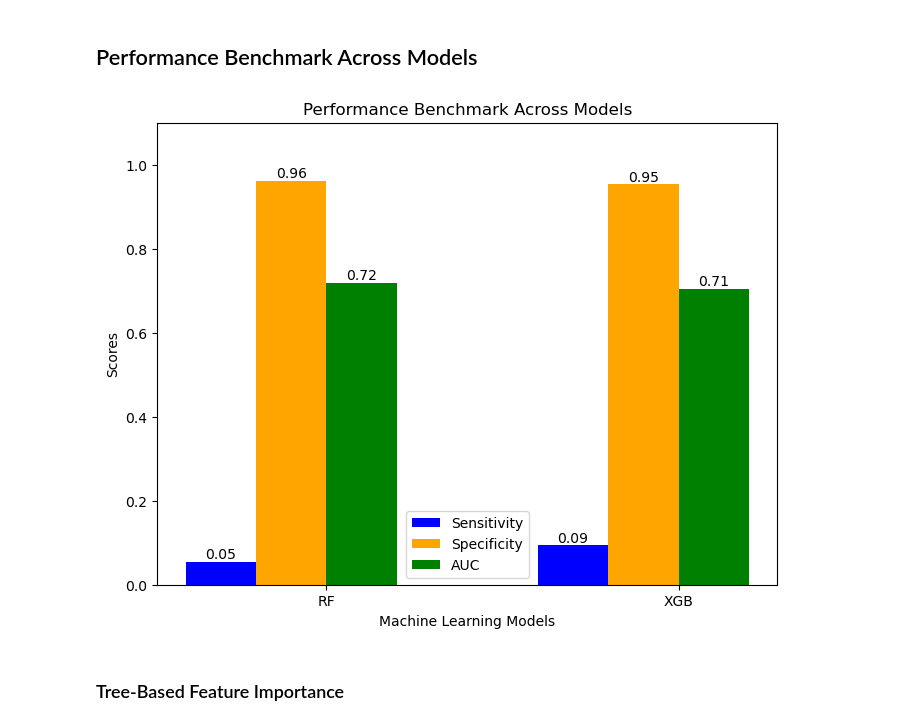
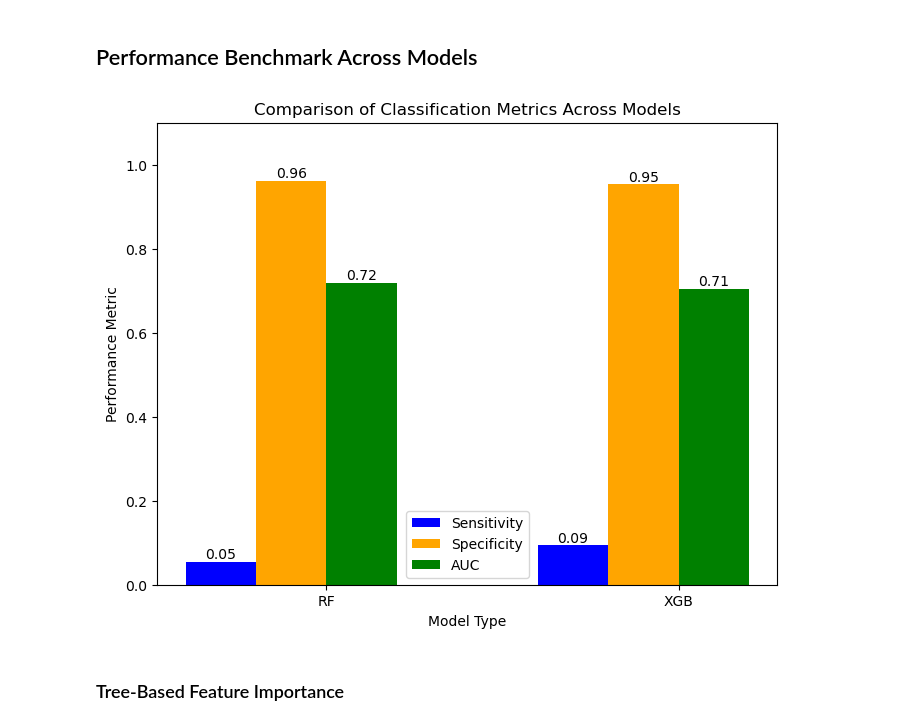
Before and after one commit to Shahedur23036883/Cerebral-Stroke-Prediction, a Jupyter notebook: cerebral_stroke_prediction_ipynb_real_ipynb2_ipynb_ff.ipynb, the cells around one changed output. Saved outputs shown, nothing was run; the diff lists cells and outputs as text; code cells hidden in the pictures.

```diff
--- a/cerebral_stroke_prediction_ipynb_real_ipynb2_ipynb_ff.ipynb
+++ b/cerebral_stroke_prediction_ipynb_real_ipynb2_ipynb_ff.ipynb
@@ -349,6 +314,7 @@ ax.axis('equal')
 # %%
 from sklearn.preprocessing import StandardScaler
-scaler = StandardScaler()
-X_train_resampled = scaler.fit_transform(X_train_resampled)
-X_valid = scaler.transform(X_valid)
-X_test = scaler.transform(X_test)
+
+standardizer = StandardScaler()
+X_train_resampled = standardizer.fit_transform(X_train_resampled)
+X_valid = standardizer.transform(X_valid)
+X_test = standardizer.transform(X_test)
@@ -545,51 +519,49 @@ XGBoost AUC: 0.71
 # %% [markdown]
 ## Performance Benchmark Across Models
 # %%
-#8
-# Performance Benchmark Across Models
 import matplotlib.pyplot as plt
 import numpy as np
 
-# Use actual values from #6 and #7
+# Model performance metrics
 ml_names = ['RF', 'XGB']
-sensitivities = [sensitivity_rf, sensitivity_xgb]  # From #6 and #7
-specificities = [specificity_rf, specificity_xgb]  # From #6 and #7
-aucs = [rf_auc, xgb_auc]                           # From #6 and #7
+sensitivities = [sensitivity_rf, sens_xgb]
+specificities = [specificity_rf, spec_xgb]
+auc_scores = [rf_auc, auc_val]
 
-# Define the autolabel function to show the height (score) above each bar
-def autolabel(bars):
+# Helper to annotate bars
+def display_bar_labels(bars):
     for bar in bars:
-        yval = bar.get_height()
-        plt.text(bar.get_x() + bar.get_width() / 2.0, yval, round(yval, 2),
+        score = bar.get_height()
+        plt.text(bar.get_x() + bar.get_width() / 2.0, score, round(score, 2),
                  ha='center', va='bottom')
 
-# Plot sensitivity, specificity, and AUC
+# Setup bar chart
 fig, ax = plt.subplots(figsize=(8, 6))
 bar_width = 0.2
-index = np.arange(len(ml_names))
+x_positions = np.arange(len(ml_names))
 
-# Create bars
-bar1 = ax.bar(index, sensitivities, bar_width, label='Sensitivity', color='blue')
-bar2 = ax.bar(index + bar_width, specificities, bar_width, label='Specificity', color='orange')
-bar3 = ax.bar(index + 2 * bar_width, aucs, bar_width, label='AUC', color='green')
+# Draw grouped bars
+bars_sens = ax.bar(x_positions, sensitivities, bar_width, label='Sensitivity', color='blue')
+bars_spec = ax.bar(x_positions + bar_width, specificities, bar_width, label='Specificity', color='orange')
+bars_auc = ax.bar(x_positions + 2 * bar_width, auc_scores, bar_width, label='AUC', color='green')
 
-# Customize the plot
-ax.set_xlabel('Machine Learning Models')
-ax.set_ylabel('Scores')
-ax.set_title('Performance Benchmark Across Models')
-ax.set_xticks(index + bar_width * 1.5)  # Center x-ticks properly
+# Axis and appearance tweaks
+ax.set_xlabel('Model Type')
+ax.set_ylabel('Performance Metric')
+ax.set_title('Comparison of Classification Metrics Across Models')
+ax.set_xticks(x_positions + bar_width * 1.5)
 ax.set_xticklabels(ml_names)
-ax.set_ylim(0, 1.1)  # Ensure space for labels above bars
+ax.set_ylim(0, 1.1)
 ax.legend()
 
-# Add labels above the bars
-autolabel(bar1)
-autolabel(bar2)
-autolabel(bar3)
+# Add score annotations
+display_bar_labels(bars_sens)
+display_bar_labels(bars_spec)
+display_bar_labels(bars_auc)
 
 plt.show()
 # %% [output]
-[figure, old version]
+[figure, new version]
 # %% [markdown]
 ### Tree-Based Feature Importance
 # %%
```
Also changed, not shown: parts of 27 cells of this notebook.
